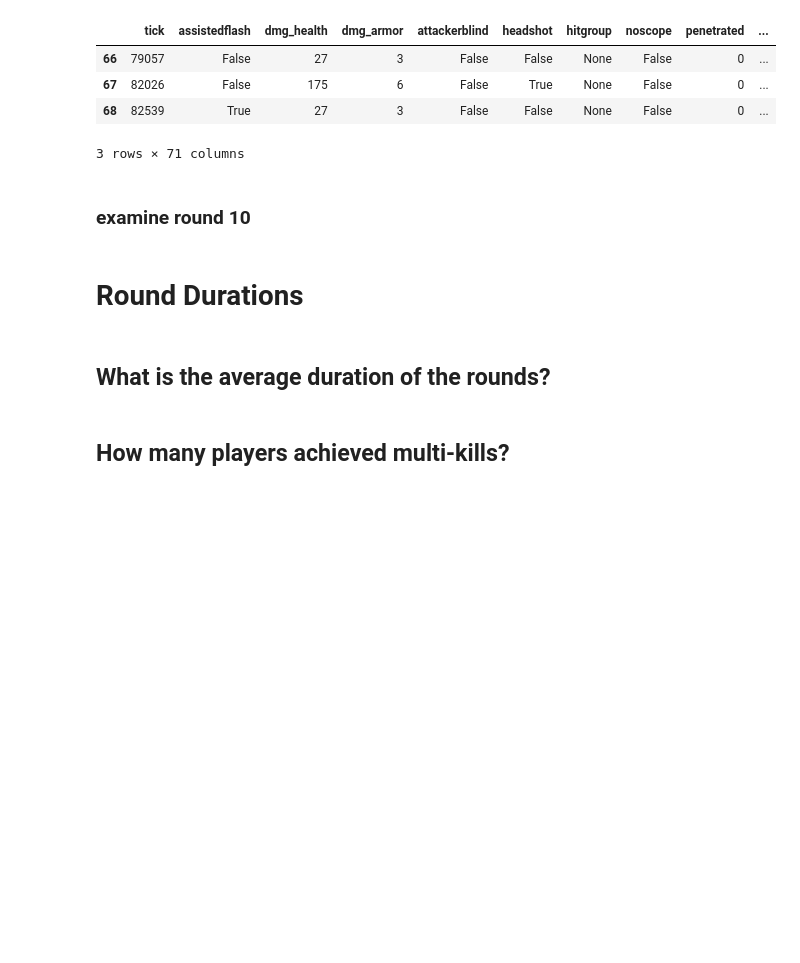
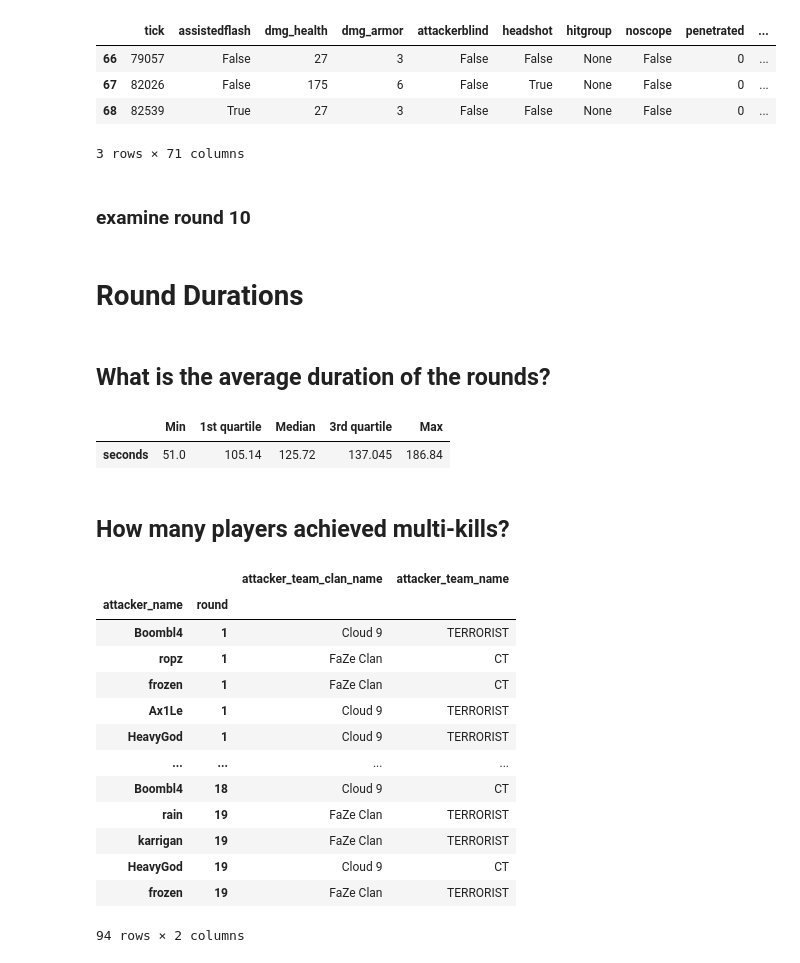
Before and after one commit to dickinsonmatt/counter-strike, a Jupyter notebook: analysis.ipynb, the cells around one changed output. Cells and saved outputs as stored; diff of their text form; code cells hidden in the pictures; blank space fills up the shorter version.

```diff
--- a/analysis.ipynb
+++ b/analysis.ipynb
@@ -209,5 +213,39 @@ if not os.path.isfile("de_mirage.gif"):
 # Round Durations
 # %% [markdown]
 ## What is the average duration of the rounds?
+# %%
+rounds = dem.rounds.copy()
+
+rounds['total_ticks'] = rounds['end'] - rounds['start']
+
+rounds['seconds'] = round(rounds['total_ticks']/64, 2)
+
+# rounds['seconds'].max()
+
+pd.DataFrame(
+    rounds['seconds'].quantile(q = [0, .25, .5, .75, 1])
+).T.rename(mapper = {0: "Min", .25: "1st quartile", .5: "Median", .75: "3rd quartile", 1: "Max"}, axis = 1)
+# %% [output]
+|  | Min | 1st quartile | Median | 3rd quartile | Max |
+| seconds | 51.0 | 105.14 | 125.72 | 137.045 | 186.84 |
 # %% [markdown]
 ## How many players achieved multi-kills?
+# %%
+player_info = dem.kills[['round', 'attacker_name', 'attacker_team_clan_name','attacker_team_name']].copy().drop_duplicates().set_index(['attacker_name', 'round'])
+
+player_info
+# %% [output]
+|  |  | attacker_team_clan_name | attacker_team_name |
+| attacker_name | round |  |  |
+| Boombl4 | 1 | Cloud 9 | TERRORIST |
+| ropz | 1 | FaZe Clan | CT |
+| frozen | 1 | FaZe Clan | CT |
+| Ax1Le | 1 | Cloud 9 | TERRORIST |
+| HeavyGod | 1 | Cloud 9 | TERRORIST |
+| ... | ... | ... | ... |
+| Boombl4 | 18 | Cloud 9 | CT |
+| rain | 19 | FaZe Clan | TERRORIST |
+| karrigan | 19 | FaZe Clan | TERRORIST |
+| HeavyGod | 19 | Cloud 9 | CT |
+| frozen | 19 | FaZe Clan | TERRORIST |
+94 rows × 2 columns
```
Also changed, not shown: parts of 3 cells of this notebook.
